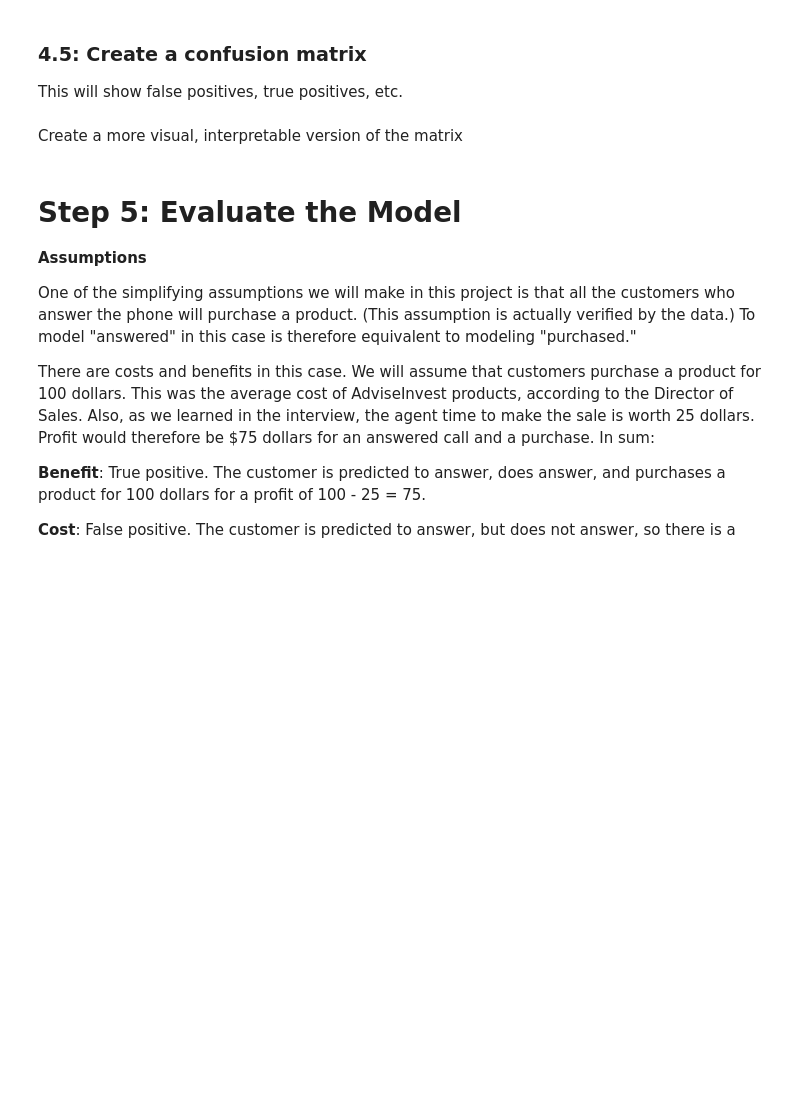
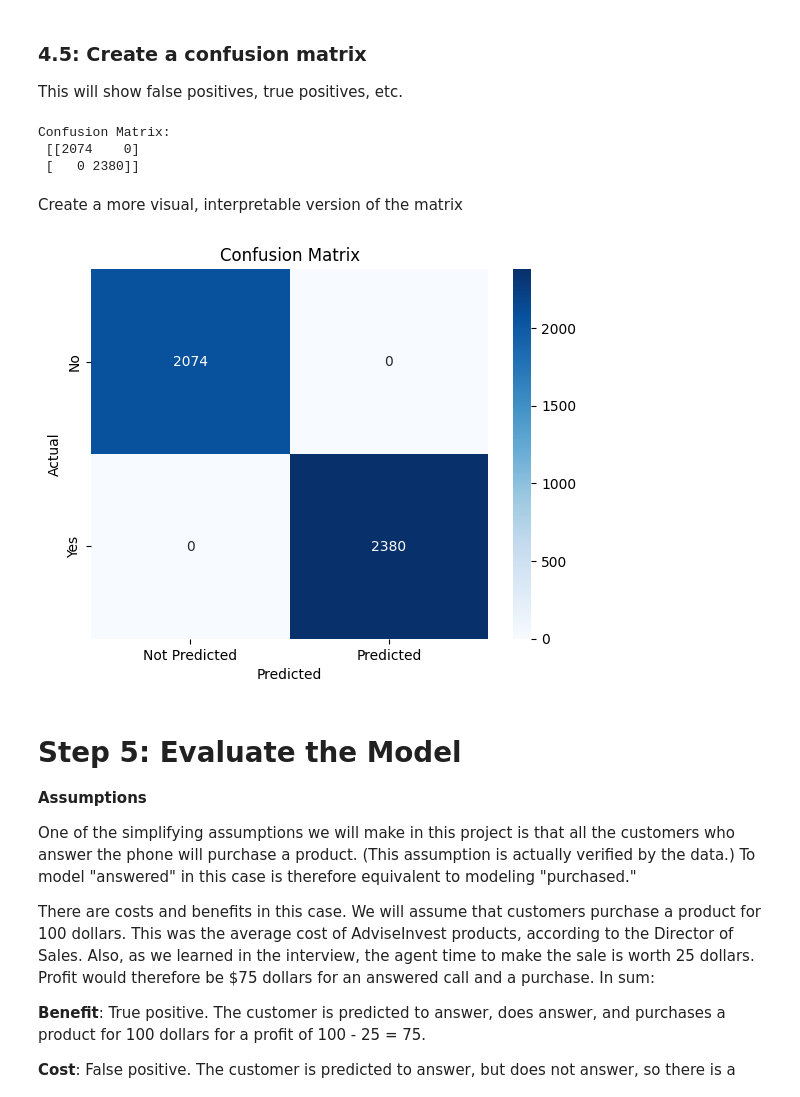
Before and after one commit to u1344368/IS4487, a Jupyter notebook: Assignments/assignment_10_classification.ipynb, the cells around one changed output. Drawn from its saved outputs; the diff is of its cells as text; code cells hidden in the pictures; blank space fills up the shorter version.

```diff
--- a/Assignments/assignment_10_classification.ipynb
+++ b/Assignments/assignment_10_classification.ipynb
@@ -352,5 +354,10 @@ print(f'Accuracy: {accuracy:.2f}')
 This will show false positives, true positives, etc.
 # %%
 #create a basic confusion matrix 🔧
+print("Confusion Matrix:\n", confusion_matrix(y_test, y_pred))
+# %% [output]
+Confusion Matrix:
+ [[2074    0]
+ [   0 2380]]
 # %% [markdown]
 Create a more visual, interpretable version of the matrix
@@ -359,3 +364,13 @@ Create a more visual, interpretable version of the matrix
+# %%
+#Create a beautiful matrix; hint - try using Seaborn Heatmap 🔧
+cm = confusion_matrix(y_test, y_pred)
+sns.heatmap(cm, annot=True, fmt='d', cmap='Blues', xticklabels = ['Not Predicted', 'Predicted'], yticklabels = ['No', 'Yes'])
+plt.xlabel('Predicted')
+plt.ylabel('Actual')
+plt.title('Confusion Matrix')
+plt.show()
+# %% [output]
+[figure, added]
 # %% [markdown]
 # Step 5: Evaluate the Model
 
```
Also changed, not shown: parts of 8 cells of this notebook.
